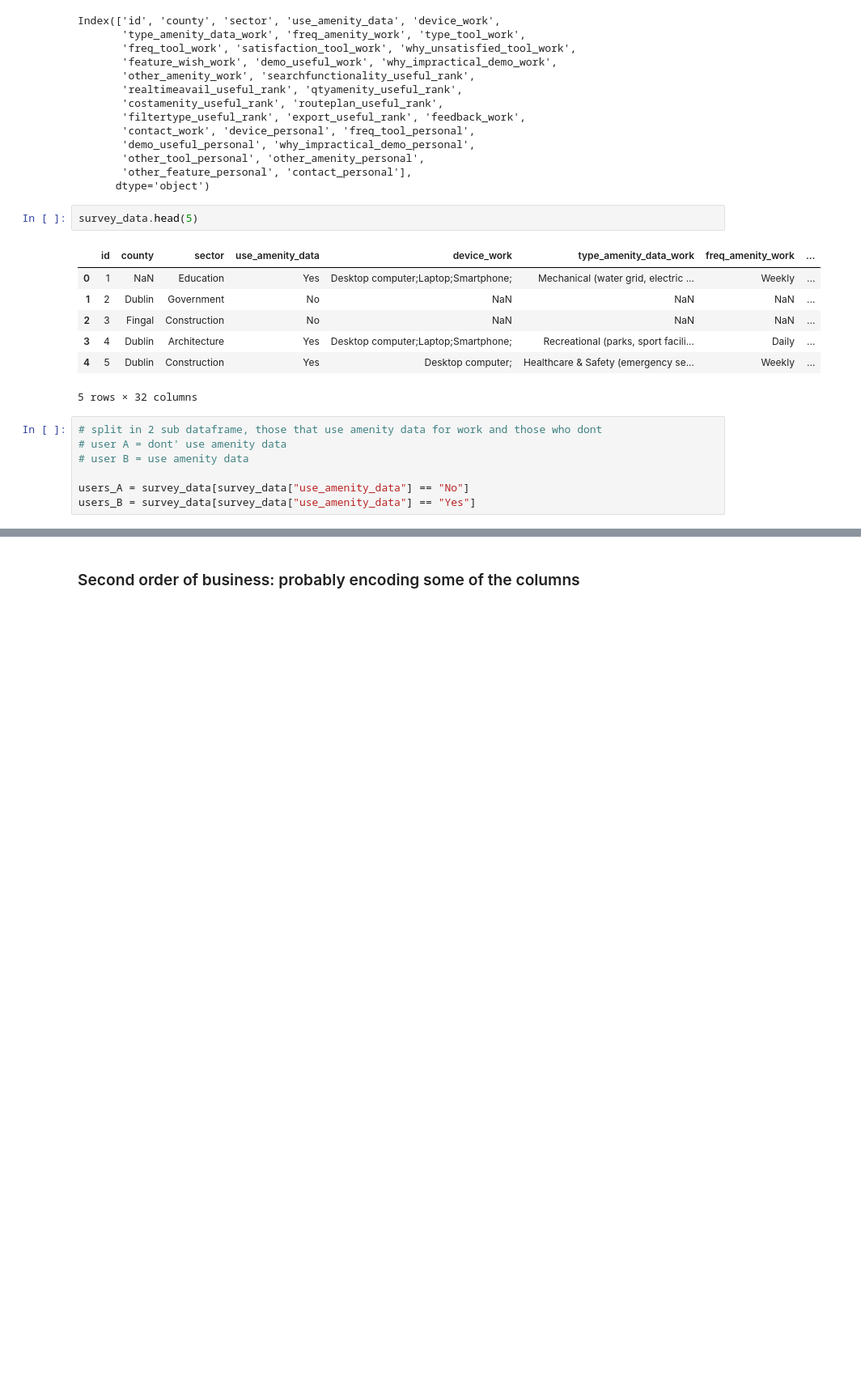
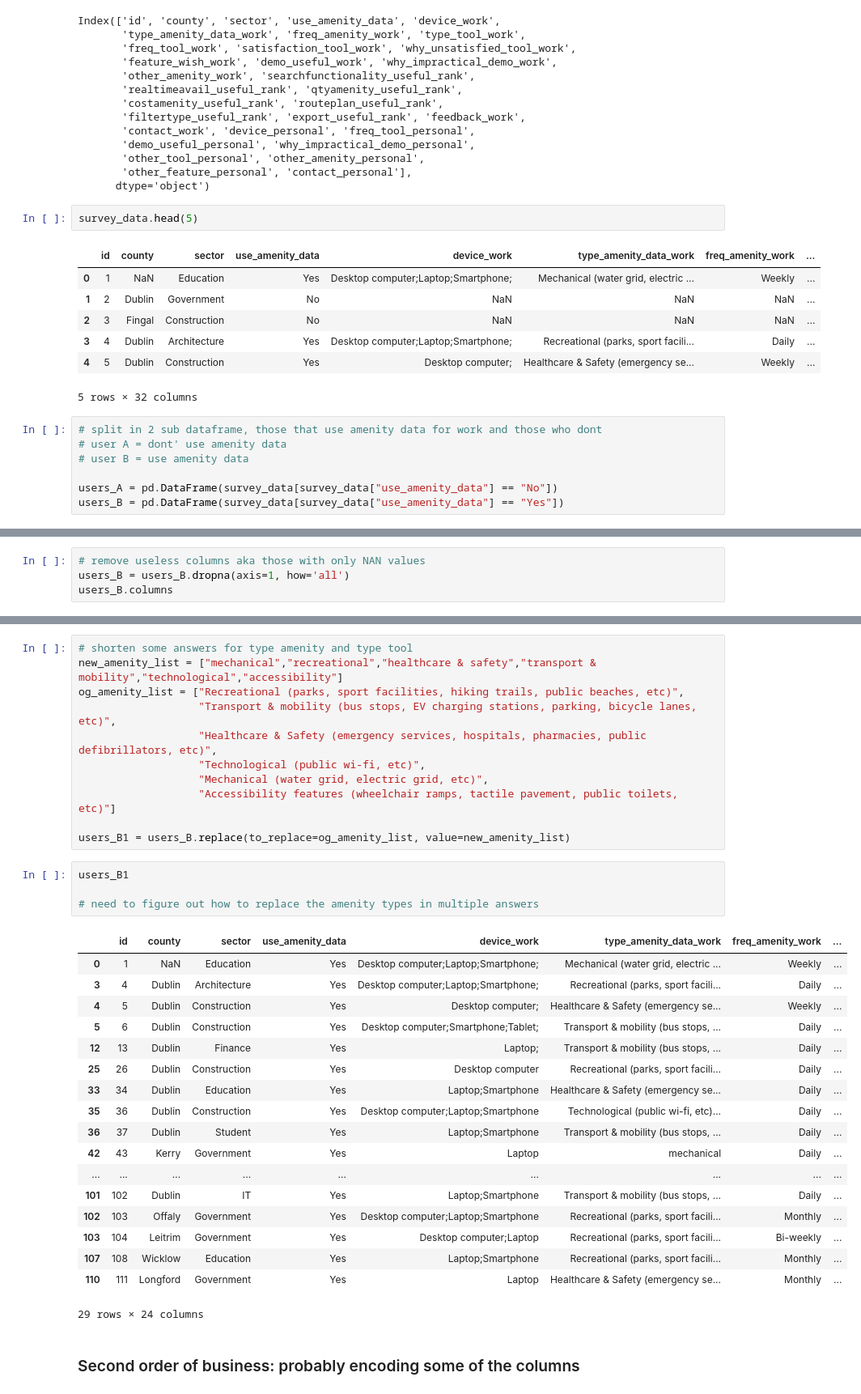
Before and after one commit to 2024-CMPU9010-GROUP-3/PROJECT, a Jupyter notebook: Python/script/survey-analysis/process.ipynb, the cells around one changed output, grey strips where cells are left out. Shown at 81% size. Drawn from its saved outputs; the diff is of its cells as text; blank space fills up the shorter version.

```diff
--- a/Python/script/survey-analysis/process.ipynb
+++ b/Python/script/survey-analysis/process.ipynb
@@ -106,5 +106,5 @@ survey_data.head(5)
 # user A = dont' use amenity data
 # user B = use amenity data
 
-users_A = survey_data[survey_data["use_amenity_data"] == "No"]
-users_B = survey_data[survey_data["use_amenity_data"] == "Yes"]
+users_A = pd.DataFrame(survey_data[survey_data["use_amenity_data"] == "No"])
+users_B = pd.DataFrame(survey_data[survey_data["use_amenity_data"] == "Yes"])
@@ -118,0 +137,4 @@ users_B = survey_data[survey_data["use_amenity_data"] == "Yes"]
+# %%
+# remove useless columns aka those with only NAN values
+users_B = users_B.dropna(axis=1, how='all')
+users_B.columns
@@ -119,2 +152,36 @@ users_B = survey_data[survey_data["use_amenity_data"] == "Yes"]
+# %%
+# shorten some answers for type amenity and type tool
+new_amenity_list = ["mechanical","recreational","healthcare & safety","transport & mobility","technological","accessibility"]
+og_amenity_list = ["Recreational (parks, sport facilities, hiking trails, public beaches, etc)",
+                   "Transport & mobility (bus stops, EV charging stations, parking, bicycle lanes, etc)",
+                   "Healthcare & Safety (emergency services, hospitals, pharmacies, public defibrillators, etc)",
+                   "Technological (public wi-fi, etc)",
+                   "Mechanical (water grid, electric grid, etc)",
+                   "Accessibility features (wheelchair ramps, tactile pavement, public toilets, etc)"]
+
+users_B1 = users_B.replace(to_replace=og_amenity_list, value=new_amenity_list)
+# %%
+users_B1
+
+# need to figure out how to replace the amenity types in multiple answers
+# %% [output]
+|  | id | county | sector | use_amenity_data | device_work | type_amenity_data_work | freq_amenity_work | ... |
+| 0 | 1 | NaN | Education | Yes | Desktop computer;Laptop;Smartphone; | Mechanical (water grid, electric ... | Weekly | ... |
+| 3 | 4 | Dublin | Architecture | Yes | Desktop computer;Laptop;Smartphone; | Recreational (parks, sport facili... | Daily | ... |
+| 4 | 5 | Dublin | Construction | Yes | Desktop computer; | Healthcare & Safety (emergency se... | Weekly | ... |
+| 5 | 6 | Dublin | Construction | Yes | Desktop computer;Smartphone;Tablet; | Transport & mobility (bus stops, ... | Daily | ... |
+| 12 | 13 | Dublin | Finance | Yes | Laptop; | Transport & mobility (bus stops, ... | Daily | ... |
+| 25 | 26 | Dublin | Construction | Yes | Desktop computer | Recreational (parks, sport facili... | Daily | ... |
+| 33 | 34 | Dublin | Education | Yes | Laptop;Smartphone | Healthcare & Safety (emergency se... | Daily | ... |
+| 35 | 36 | Dublin | Construction | Yes | Desktop computer;Laptop;Smartphone | Technological (public wi-fi, etc)... | Daily | ... |
+| 36 | 37 | Dublin | Student | Yes | Laptop;Smartphone | Transport & mobility (bus stops, ... | Daily | ... |
+| 42 | 43 | Kerry | Government | Yes | Laptop | mechanical | Daily | ... |
+| ... | ... | ... | ... | ... | ... | ... | ... | ... |
+| 101 | 102 | Dublin | IT | Yes | Laptop;Smartphone | Transport & mobility (bus stops, ... | Daily | ... |
+| 102 | 103 | Offaly | Government | Yes | Desktop computer;Laptop;Smartphone | Recreational (parks, sport facili... | Monthly | ... |
+| 103 | 104 | Leitrim | Government | Yes | Desktop computer;Laptop | Recreational (parks, sport facili... | Bi-weekly | ... |
+| 107 | 108 | Wicklow | Education | Yes | Laptop;Smartphone | Recreational (parks, sport facili... | Monthly | ... |
+| 110 | 111 | Longford | Government | Yes | Laptop | Healthcare & Safety (emergency se... | Monthly | ... |
+29 rows × 24 columns
 # %% [markdown]
 ### Second order of business: probably encoding some of the columns
```
Also changed, not shown: parts of 6 cells of this notebook.
